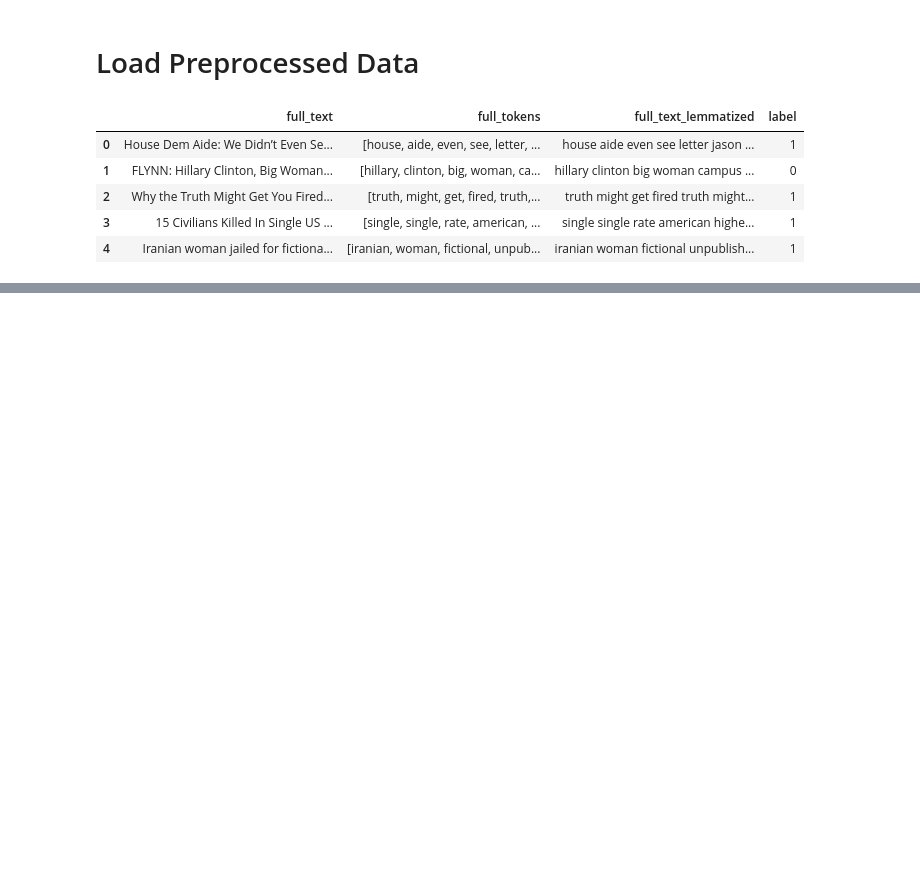
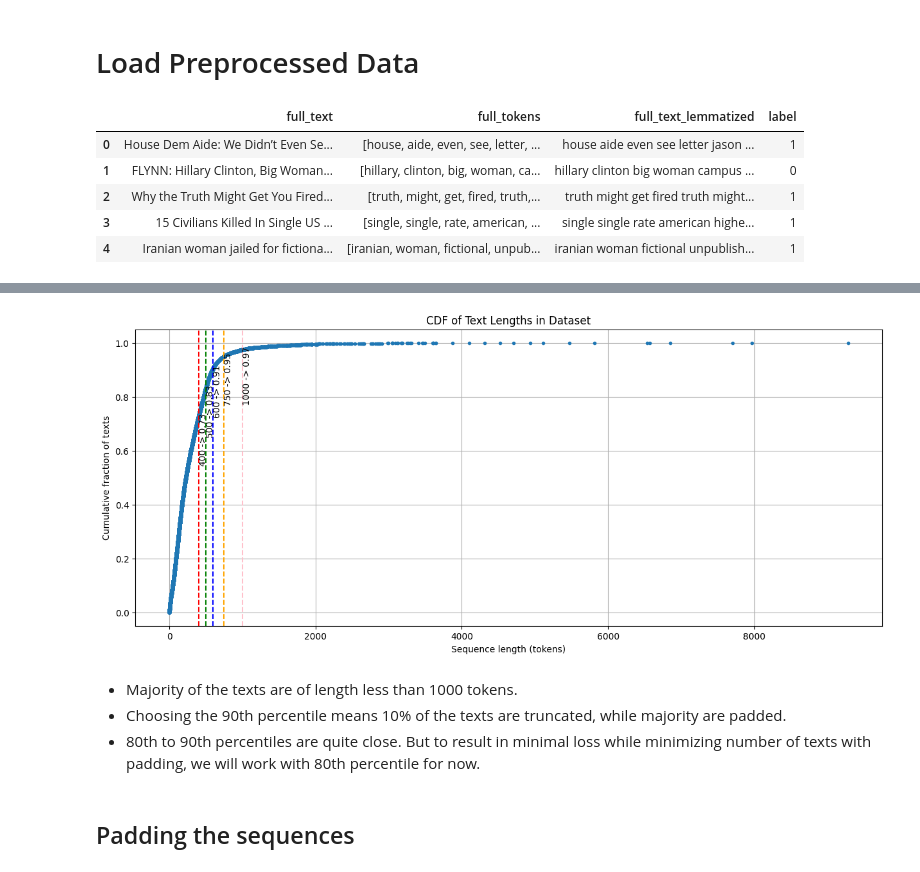
Before and after one commit to a-leena/fake_news_classification, a Jupyter notebook: 5_EmbeddingsNeuralModels.ipynb, the cells around one changed output, grey strips where cells are left out. Cells and saved outputs as stored; diff of their text form; code cells hidden in the pictures; blank space fills up the shorter version.

```diff
--- a/5_EmbeddingsNeuralModels.ipynb
+++ b/5_EmbeddingsNeuralModels.ipynb
@@ -24,0 +79,9 @@ data.head()
+# %%
+text_lengths = [len(tokens) for tokens in data['full_tokens']]
+print("Min length:", np.min(text_lengths))
+print("Mean length:", np.mean(text_lengths))
+print("Median length:", np.median(text_lengths))
+print("90th percentile:",np.percentile(text_lengths, 90))
+print("95th percentile:",np.percentile(text_lengths, 95))
+print("99th percentile:",np.percentile(text_lengths, 99))
+print("Max length:",max(text_lengths))
@@ -24,0 +104,21 @@ data.head()
+# %%
+sorted_lengths = np.sort(text_lengths)
+cdf = np.arange(1, len(sorted_lengths)+1)/len(sorted_lengths)
+plt.figure(figsize=(15,6))
+plt.plot(sorted_lengths, cdf, marker='.', linestyle='none')
+plt.xlabel("Sequence length (tokens)")
+plt.ylabel("Cumulative fraction of texts")
+plt.title("CDF of Text Lengths in Dataset")
+plt.grid(True)
+colors = ['red', 'green', 'blue', 'orange', 'pink']
+for i, cutoff in enumerate([400, 500, 600, 750, 1000]):
+    fraction = np.searchsorted(sorted_lengths, cutoff, side='right')/len(sorted_lengths)
+    plt.axvline(cutoff, color=colors[i], linestyle='--')
+    plt.text(cutoff, fraction, f"{cutoff} -> {fraction:.2f}", rotation=90, va='center_baseline')
+plt.show()
+# %% [output]
+[figure, added]
+# %% [markdown]
+* Majority of the texts are of length less than 1000 tokens.
+* Choosing the 90th percentile means 10% of the texts are truncated, while majority are padded.
+* 80th to 90th percentiles are quite close. But to result in minimal loss while minimizing number of texts with padding, we will work with 80th percentile for now.
@@ -24,0 +127,2 @@ data.head()
+# %% [markdown]
+## Padding the sequences
```
Also changed, not shown: parts of 17 cells of this notebook.
